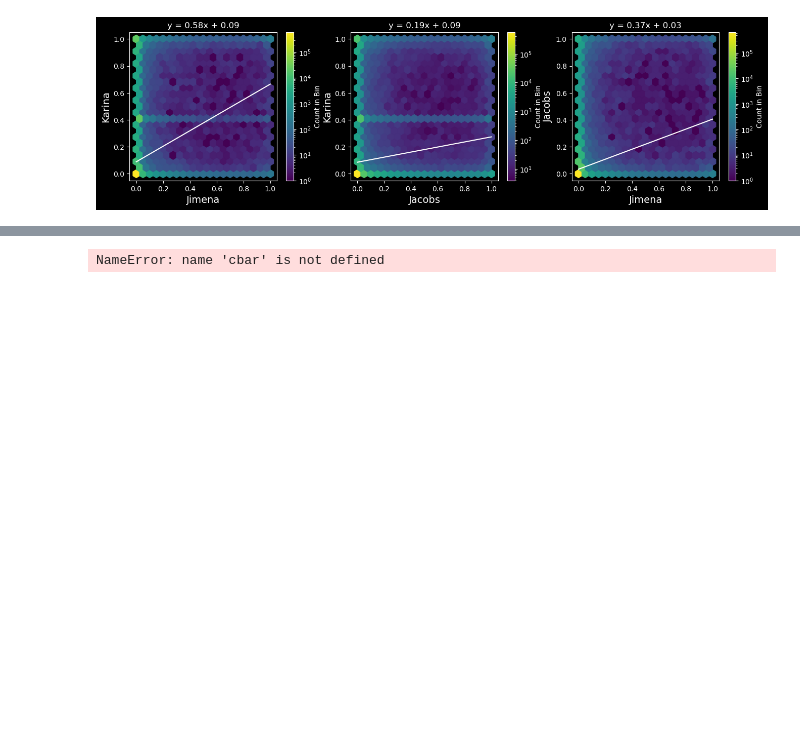
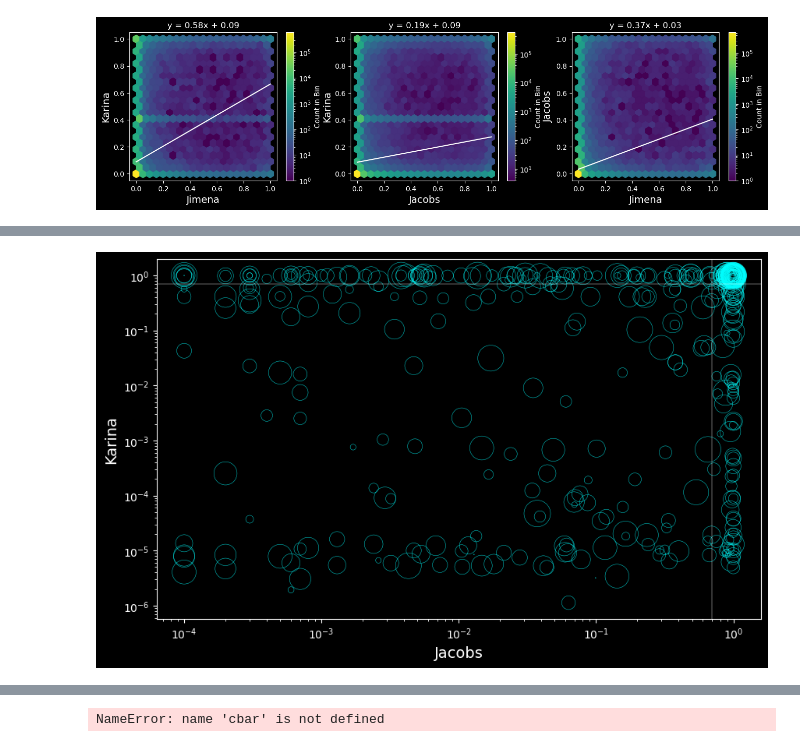
Before and after one commit to JimenaGonzalez/Citizen_science_project, a Jupyter notebook: Intersection/Basic_analysis.ipynb, the cells around one changed output, grey strips where cells are left out. Drawn from its saved outputs; the diff is of its cells as text; code cells hidden in the pictures; blank space fills up the shorter version.

```diff
--- a/Intersection/Basic_analysis.ipynb
+++ b/Intersection/Basic_analysis.ipynb
@@ -229,0 +174,21 @@ plt.show()
+# %%
+# In Jimena's candidates
+cand_jimena = pd.read_csv('data/in_jimena.csv')
+# Adding my expert scores to the data
+cand_jimena = pd.merge(data, cand_jimena[['Aver_norm_wo_8', 'COADD_OBJECT_ID']],how ='inner', on='COADD_OBJECT_ID')
+size = cand_jimena['Aver_norm_wo_8']*200 + [0.5]*len(cand_jimena)
+
+plt.figure(figsize=(10,6))
+plt.ylabel('Karina', fontsize=14)
+plt.xlabel('Jacobs', fontsize=14)
+plt.scatter(cand_jimena['score_sims'], cand_jimena['K_SCORE'], alpha=1., s=size.values,
+            edgecolors='#00FFFF', facecolors='none', linewidth=0.3)
+plt.yscale("log")
+plt.xscale("log")
+
+plt.axhline(y=0.7, color='w', linestyle='-', linewidth=0.3)
+plt.axvline(x=0.7, color='w', linestyle='-', linewidth=0.3)
+
+plt.show()
+# %% [output]
+[figure, added]
```
Also changed, not shown: parts of 6 cells of this notebook.
